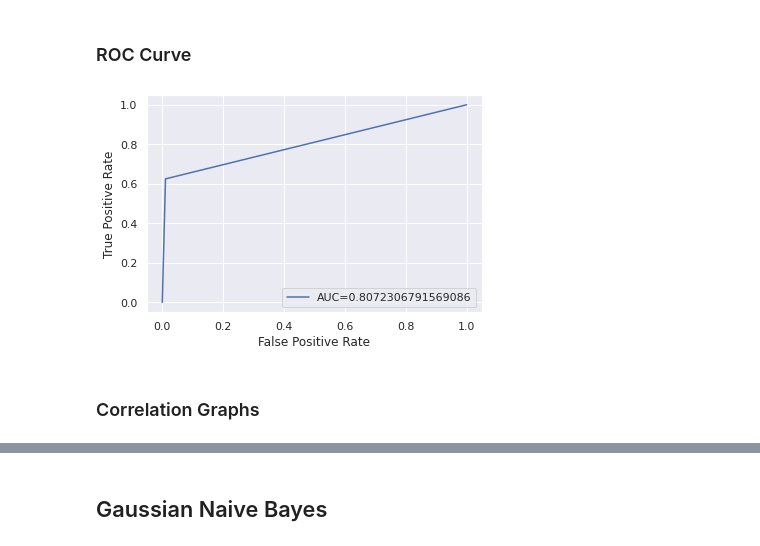
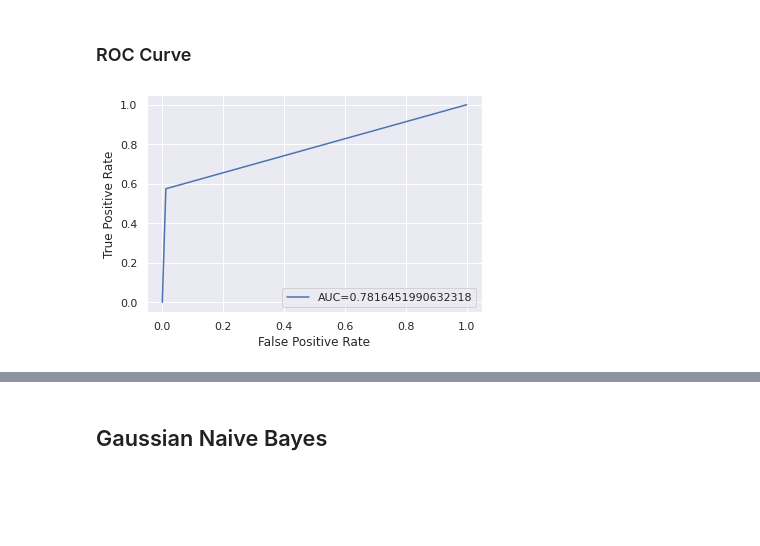
Before and after one commit to huantnguyen/FakeJobPrediction, a Jupyter notebook: v4_Project_245_fakejob.ipynb, the cells around one changed output, grey strips where cells are left out. Cells and saved outputs as stored; diff of their text form; code cells hidden in the pictures; blank space fills up the shorter version.

Commit message:
Fixed major bugs, clean up code, plot ROC curves

```diff
--- a/v4_Project_245_fakejob.ipynb
+++ b/v4_Project_245_fakejob.ipynb
@@ -600,7 +601,7 @@ sns.countplot(x = "fraudulent" , data = new_data)
 [figure]
 # %%
 X = main_data.iloc[:, :-1]
-Y = main_data.iloc[:, -1]
+y = main_data.iloc[:, -1]
 # %%
 print(len(X))
 print(len(y))
@@ -825,0 +842,3 @@ Accuracy: 0.86
+# %%
+model = LogisticRegression(solver='lbfgs', max_iter=500)
+model.fit(X_train_bal, y_train_bal)
@@ -834,15 +930,16 @@ rfc.fit(X_train_bal, y_train_bal)
 # %% [output]
 RandomForestClassifier(max_depth=30, min_samples_leaf=2, n_estimators=15)
 # %%
-y_pred = rfc.predict(X_test)
-y_prob = rfc.predict_proba(X_test)
-y_prob = np.round(y_prob).astype(int)
-recall  = metrics.recall_score(y_test, y_pred)
-f1_score = metrics.f1_score(y_test, y_pred)
+rf_pred = rfc.predict(X_test)
+rf_recall  = metrics.recall_score(y_test, rf_pred)
+rf_f1_score = metrics.f1_score(y_test,rf_pred)
 
 
-print ("Recall :", recall)
-print("F1_Score:", f1_score)
-print ("AUC score :", np.round(roc_auc_score(y_test, y_pred),5))
-print("Accuracy:",round(metrics.accuracy_score(y_test, y_pred),5))
+print ("Recall :%.2f "% rf_recall)
+print("F1_Score: %.2f "% rf_f1_score)
+print ("AUC score :", np.round(roc_auc_score(y_test, rf_pred),2))
+print("Accuracy:",round(metrics.accuracy_score(y_test, rf_pred),2))
+print('Mean squared error is: %.2f' % mean_squared_error(y_test, rf_pred))
+print('Mean absolute error is: %.2f' % mean_absolute_error(y_test, rf_pred))
+print('Root mean square error is: %.2f' % sqrt(mean_absolute_error(y_test, rf_pred)))
 # %% [output]
@@ -874,16 +969,13 @@ plt.show()
 # %% [markdown]
 ### ROC Curve
 # %%
-#y_pred_proba = rfc.predict_proba(X_test)[::,1]
-fpr, tpr, _ = metrics.roc_curve(y_test,  y_pred)
-auc = metrics.roc_auc_score(y_test, y_pred)
+rf_fpr, rf_tpr, _ = metrics.roc_curve(y_test,rf_pred)
+rf_auc = metrics.roc_auc_score(y_test, rf_pred)
 #create ROC curve
-plt.plot(fpr,tpr,label="AUC="+str(auc))
+plt.plot(rf_fpr,rf_tpr,label="AUC="+str(rf_auc))
 plt.ylabel('True Positive Rate')
 plt.xlabel('False Positive Rate')
 plt.legend(loc=4)
 plt.show()
 # %% [output]
-[figure, old version]
+[figure, new version]
-# %% [markdown]
-### Correlation Graphs
```
Also changed, not shown: parts of 109 cells of this notebook.
